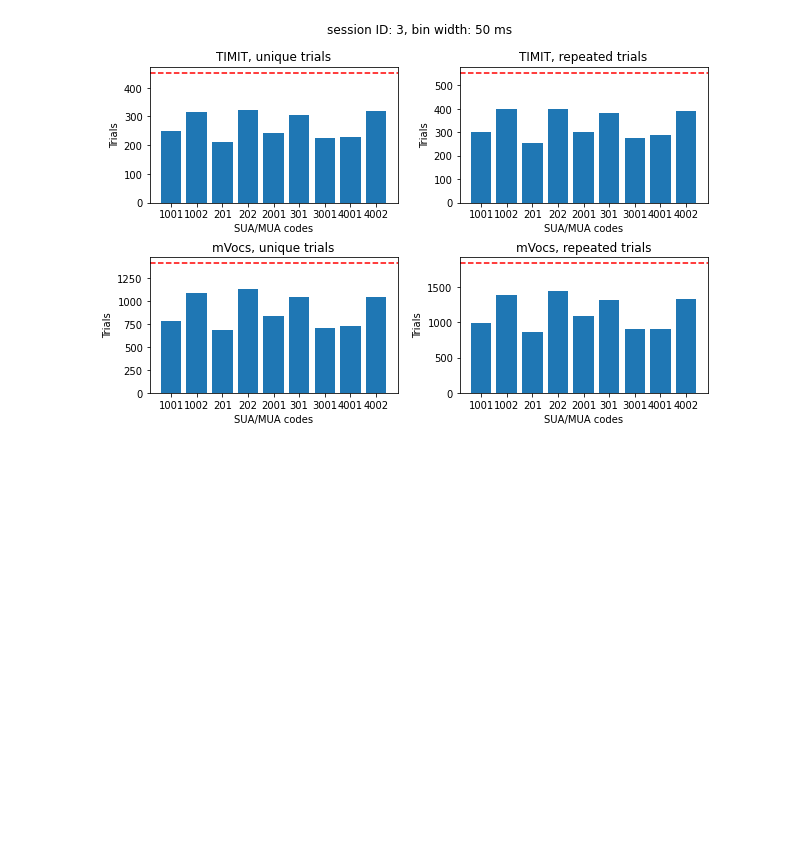
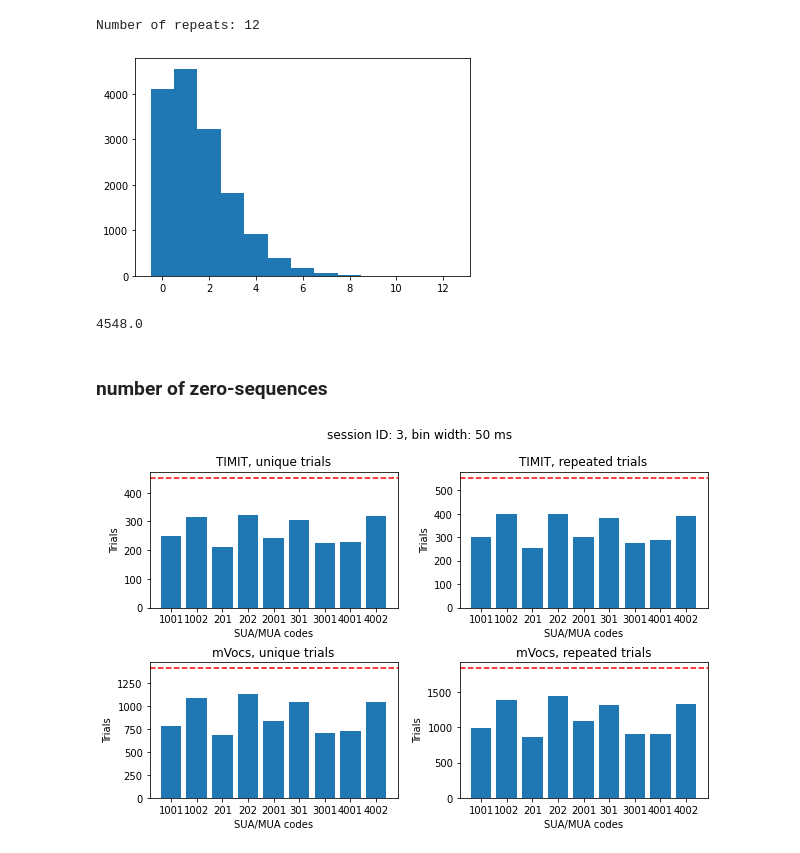
Before and after one commit to bilalhsp/Auditory_Cortex, a Jupyter notebook: notebooks/explore_ucdavis_dataset.ipynb, the cells around one changed output. Saved outputs shown, nothing was run; the diff lists cells and outputs as text; code cells hidden in the pictures; blank space fills up the shorter version.

```diff
--- a/notebooks/explore_ucdavis_dataset.ipynb
+++ b/notebooks/explore_ucdavis_dataset.ipynb
@@ -62,3 +107,38 @@ def plot_zero_sequences(session_id, bin_width = 50, figsize=(10, 6)):
+# %%
+session=5
+bin_width=50
+mVocs=False
+repeated=False
+
+dataset_name = 'ucdavis'
+dataset = create_neural_dataset(dataset_name, session)
+print(f"Number of repeats: {dataset.num_repeats}")
+spikes = dataset.extract_spikes(bin_width=bin_width, repeated=repeated, mVocs=mVocs)
+
+stim_ids = list(spikes.keys())
+unit_ids = list(spikes[stim_ids[0]].keys())
+all_spikes = {
+    unit_id: np.concatenate([spikes[stim_id][unit_id] for stim_id in stim_ids], axis=1)
+    for unit_id in unit_ids
+    }
+# %% [output]
+Number of repeats: 12
+# %%
+unit_id = unit_ids[0]
+ch_spikes = all_spikes[unit_id].reshape(-1)
+max_spikes = np.max(ch_spikes)
+
+
+x = [0, max_spikes] #np.arange(max_spikes + 1)
+values, bins, *_ = plt.hist(ch_spikes, bins=np.arange(max_spikes + 1), align='left')
+# %% [output]
+[figure, added]
+# %%
+np.max(values)
+# %% [output]
+4548.0
+# %% [markdown]
+### number of zero-sequences
 # %%
 plot_zero_sequences(3)
 # %% [output]
```
Also changed, not shown: parts of 8 cells of this notebook, 26 other files.
